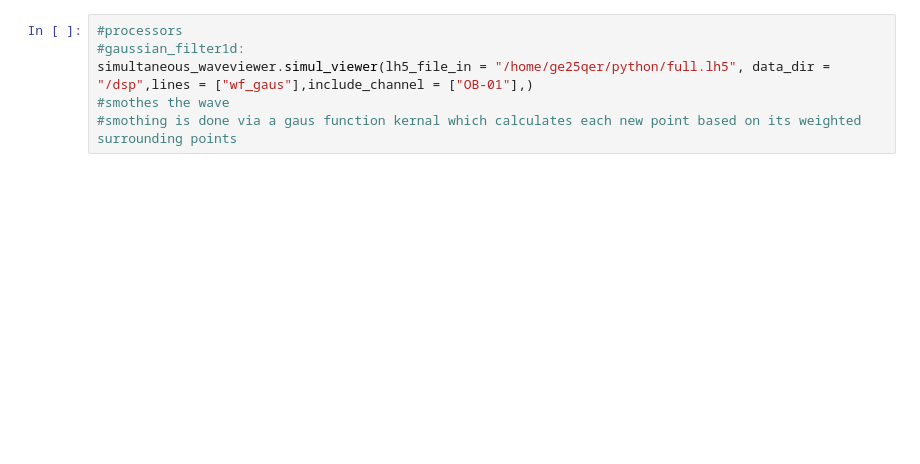
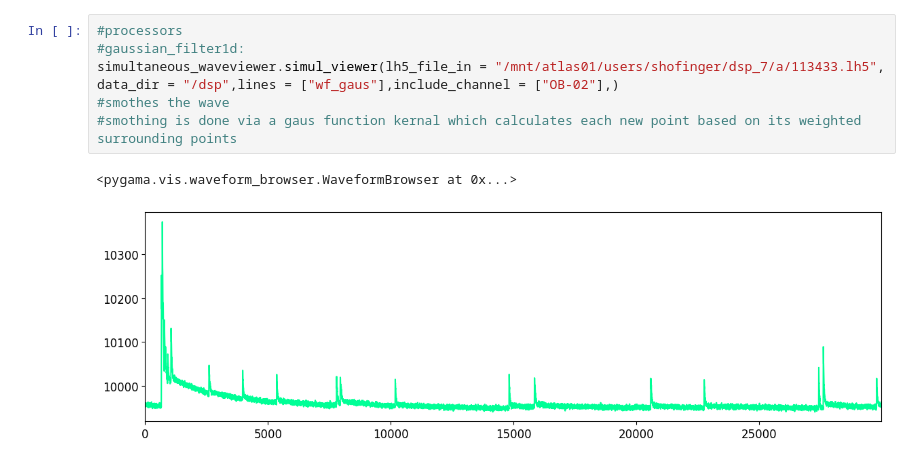
Before and after one commit to hofsi/leg-py, a Jupyter notebook: dsp_processors.ipynb, the cells around one changed output. Cells and saved outputs as stored; diff of their text form; blank space fills up the shorter version.

```diff
--- a/dsp_processors.ipynb
+++ b/dsp_processors.ipynb
@@ -27,8 +30,11 @@ SyntaxError: unterminated triple-quoted string literal (detected at line 24) (12
 # %%
 #processors
 #gaussian_filter1d:
-simultaneous_waveviewer.simul_viewer(lh5_file_in = "/home/ge25qer/python/full.lh5", data_dir = "/dsp",lines = ["wf_gaus"],include_channel = ["OB-01"],)
+simultaneous_waveviewer.simul_viewer(lh5_file_in = "/mnt/atlas01/users/shofinger/dsp_7/a/113433.lh5", data_dir = "/dsp",lines = ["wf_gaus"],include_channel = ["OB-02"],)
 #smothes the wave
 #smothing is done via a gaus function kernal which calculates each new point based on its weighted surrounding points
+# %% [output]
+<pygama.vis.waveform_browser.WaveformBrowser at 0x...>
+[figure, added]
 # %%
 #avg_current:
```
Also changed, not shown: parts of 7 cells of this notebook, 6 other files.
